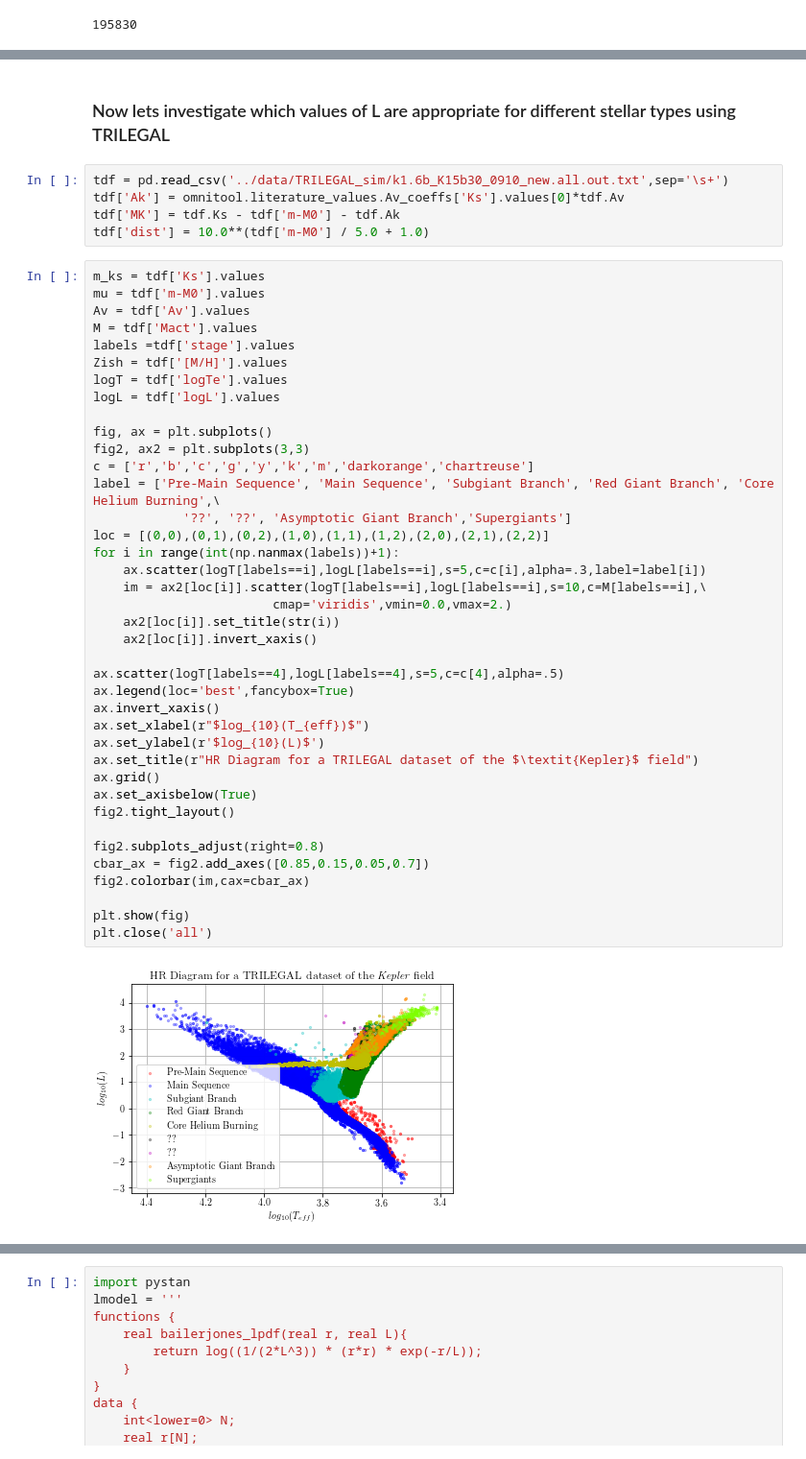
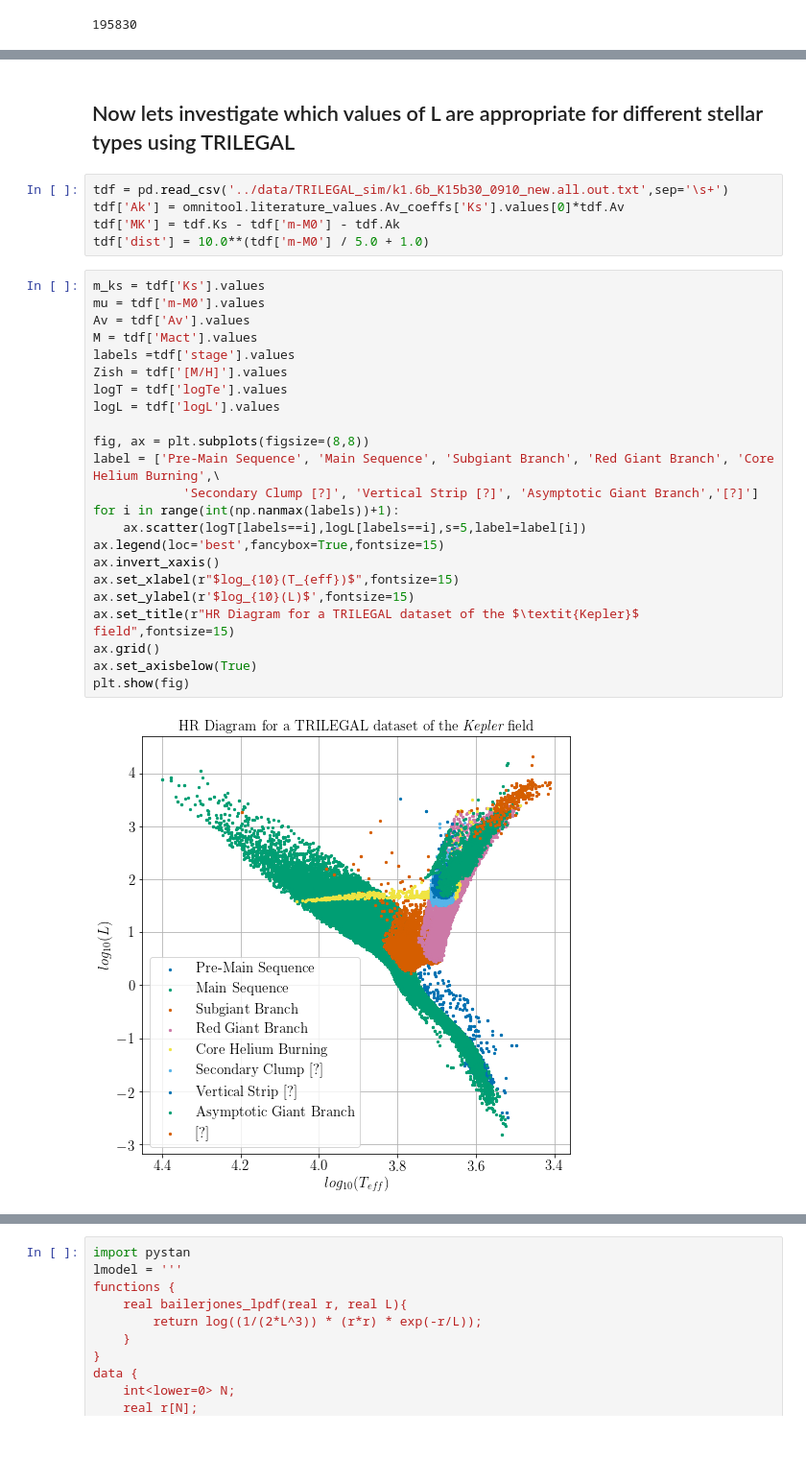
Before and after one commit to ojhall94/GAIA, a Jupyter notebook: distances_blog.ipynb, the cells around one changed output, grey strips where cells are left out. Shown at 96% size. Cells and saved outputs as stored; diff of their text form.

```diff
--- a/distances_blog.ipynb
+++ b/distances_blog.ipynb
@@ -71,5 +83,5 @@ plt.show()
 # %% [markdown]
-### Now lets investigate which values of L are appropriate for different stellar types using TRILEGAL
+## Now lets investigate which values of L are appropriate for different stellar types using TRILEGAL
 # %%
 tdf = pd.read_csv('../data/TRILEGAL_sim/k1.6b_K15b30_0910_new.all.out.txt',sep='\s+')
 tdf['Ak'] = omnitool.literature_values.Av_coeffs['Ks'].values[0]*tdf.Av
@@ -78,41 +90,25 @@ tdf['dist'] = 10.0**(tdf['m-M0'] / 5.0 + 1.0)
 # %%
 m_ks = tdf['Ks'].values
 mu = tdf['m-M0'].values
 Av = tdf['Av'].values
 M = tdf['Mact'].values
 labels =tdf['stage'].values
 Zish = tdf['[M/H]'].values
 logT = tdf['logTe'].values
 logL = tdf['logL'].values
 
-fig, ax = plt.subplots()
-fig2, ax2 = plt.subplots(3,3)
-c = ['r','b','c','g','y','k','m','darkorange','chartreuse']
+fig, ax = plt.subplots(figsize=(8,8))
 label = ['Pre-Main Sequence', 'Main Sequence', 'Subgiant Branch', 'Red Giant Branch', 'Core Helium Burning',\
-            '??', '??', 'Asymptotic Giant Branch','Supergiants']
-loc = [(0,0),(0,1),(0,2),(1,0),(1,1),(1,2),(2,0),(2,1),(2,2)]
+            'Secondary Clump [?]', 'Vertical Strip [?]', 'Asymptotic Giant Branch','[?]']
 for i in range(int(np.nanmax(labels))+1):
-    ax.scatter(logT[labels==i],logL[labels==i],s=5,c=c[i],alpha=.3,label=label[i])
-    im = ax2[loc[i]].scatter(logT[labels==i],logL[labels==i],s=10,c=M[labels==i],\
-                        cmap='viridis',vmin=0.0,vmax=2.)
-    ax2[loc[i]].set_title(str(i))
-    ax2[loc[i]].invert_xaxis()
-
-ax.scatter(logT[labels==4],logL[labels==4],s=5,c=c[4],alpha=.5)
-ax.legend(loc='best',fancybox=True)
+    ax.scatter(logT[labels==i],logL[labels==i],s=5,label=label[i])
+ax.legend(loc='best',fancybox=True,fontsize=15)
 ax.invert_xaxis()
-ax.set_xlabel(r"$log_{10}(T_{eff})$")
-ax.set_ylabel(r'$log_{10}(L)$')
-ax.set_title(r"HR Diagram for a TRILEGAL dataset of the $\textit{Kepler}$ field")
+ax.set_xlabel(r"$log_{10}(T_{eff})$",fontsize=15)
+ax.set_ylabel(r'$log_{10}(L)$',fontsize=15)
+ax.set_title(r"HR Diagram for a TRILEGAL dataset of the $\textit{Kepler}$ field",fontsize=15)
 ax.grid()
 ax.set_axisbelow(True)
-fig2.tight_layout()
-
-fig2.subplots_adjust(right=0.8)
-cbar_ax = fig2.add_axes([0.85,0.15,0.05,0.7])
-fig2.colorbar(im,cax=cbar_ax)
-
 plt.show(fig)
-plt.close('all')
 # %% [output]
-[figure, old version]
+[figure, new version]
```
Also changed, not shown: parts of 50 cells of this notebook.
